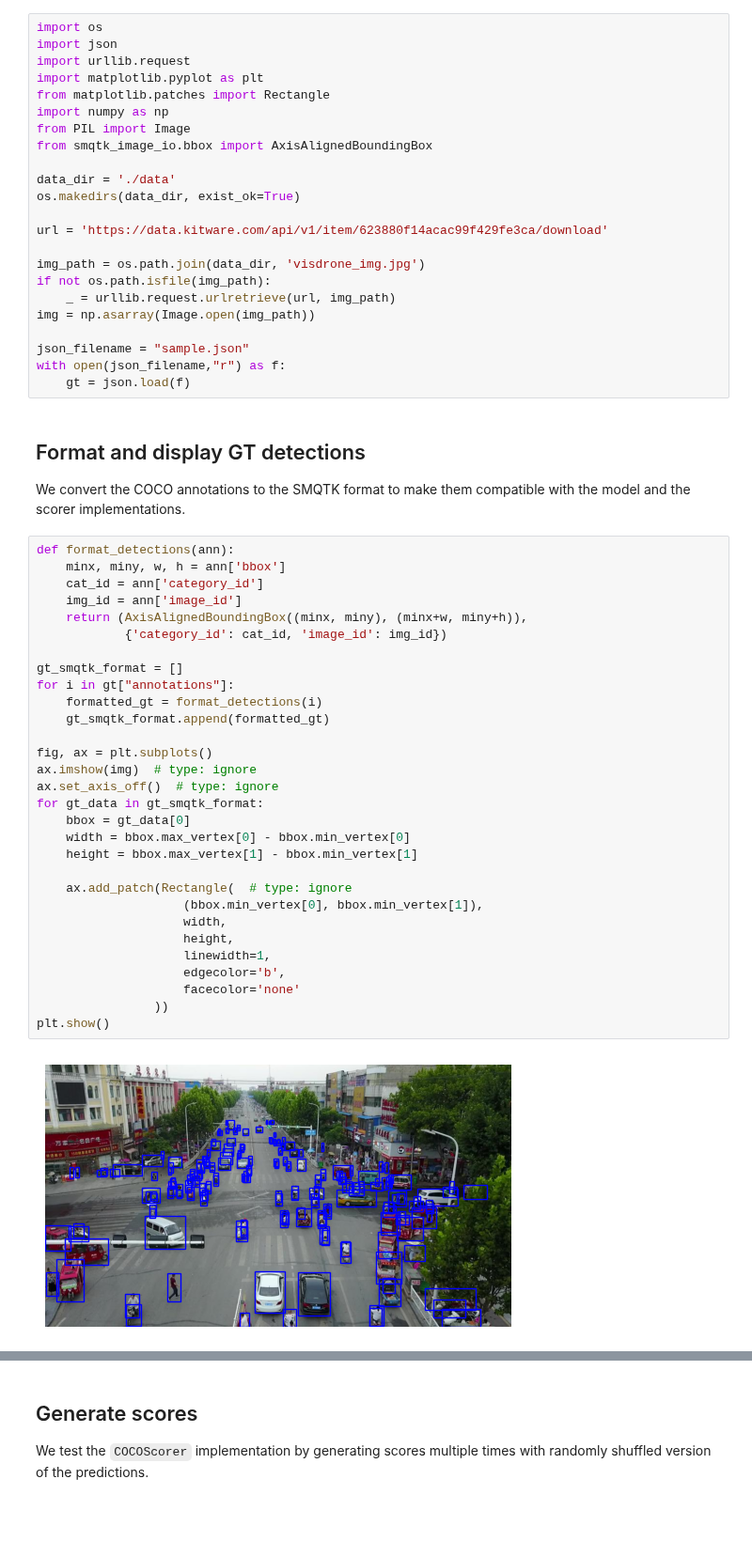
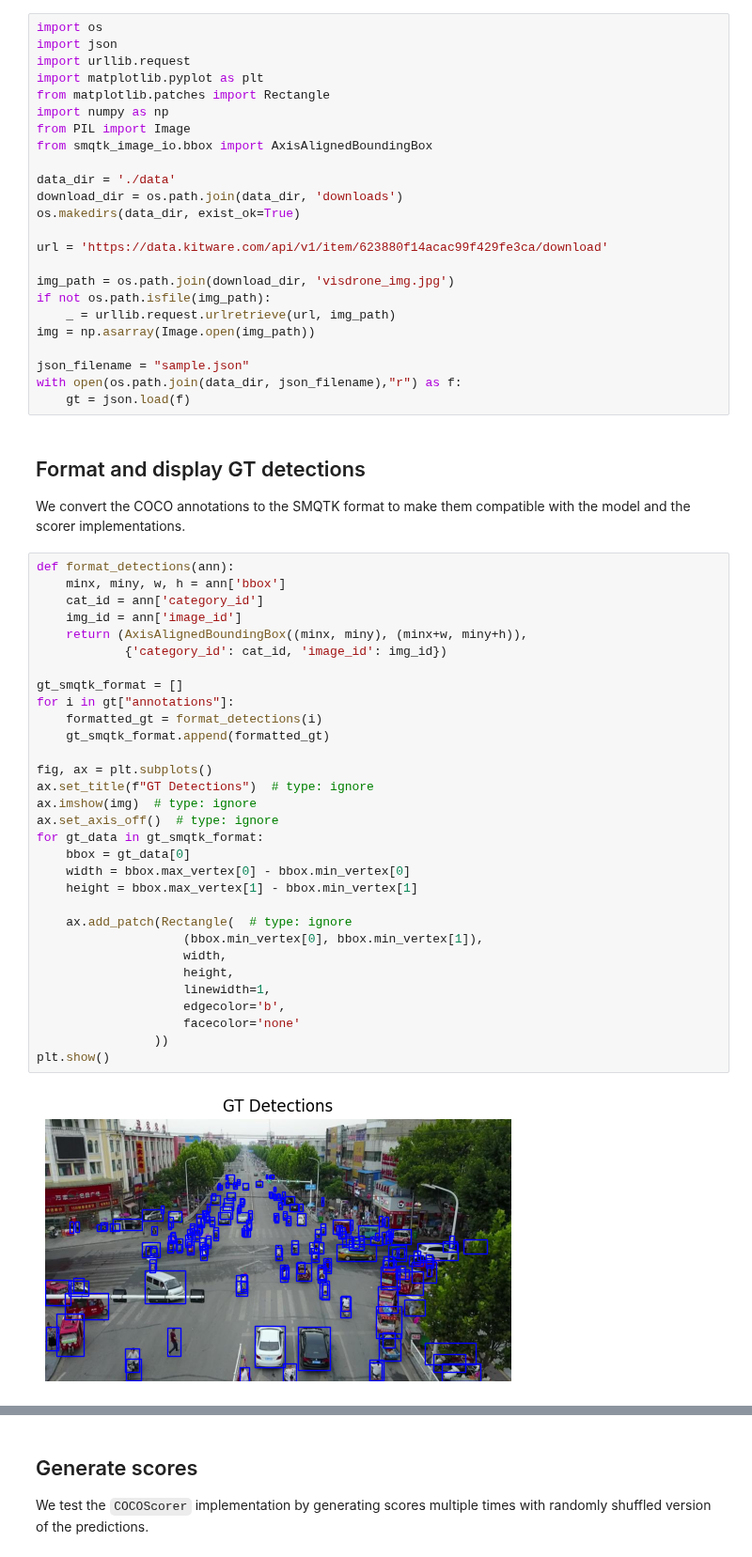
Before and after one commit to Kitware/nrtk, a Jupyter notebook: examples/coco_scorer.ipynb, the cells around one changed output, grey strips where cells are left out. Shown at 94% size. Saved outputs shown, nothing was run; the diff lists cells and outputs as text; blank space fills up the shorter version.

```diff
--- a/examples/coco_scorer.ipynb
+++ b/examples/coco_scorer.ipynb
@@ -31,17 +32,18 @@ from PIL import Image
 from smqtk_image_io.bbox import AxisAlignedBoundingBox
 
 data_dir = './data'
+download_dir = os.path.join(data_dir, 'downloads')
 os.makedirs(data_dir, exist_ok=True)
 
 url = 'https://data.kitware.com/api/v1/item/623880f14acac99f429fe3ca/download'
 
-img_path = os.path.join(data_dir, 'visdrone_img.jpg')
+img_path = os.path.join(download_dir, 'visdrone_img.jpg')
 if not os.path.isfile(img_path):
     _ = urllib.request.urlretrieve(url, img_path)
 img = np.asarray(Image.open(img_path))
 
 json_filename = "sample.json"
-with open(json_filename,"r") as f:
+with open(os.path.join(data_dir, json_filename),"r") as f:
     gt = json.load(f)
 # %% [markdown]
 ## Format and display GT detections <a name="format-and-display-gt-detections"></a>
@@ -51,34 +53,35 @@ We convert the COCO annotations to the SMQTK format to make them compatible with
 def format_detections(ann):
     minx, miny, w, h = ann['bbox']
     cat_id = ann['category_id']
     img_id = ann['image_id']
     return (AxisAlignedBoundingBox((minx, miny), (minx+w, miny+h)),
             {'category_id': cat_id, 'image_id': img_id})
 
 gt_smqtk_format = []
 for i in gt["annotations"]:
     formatted_gt = format_detections(i)
     gt_smqtk_format.append(formatted_gt)
 
 fig, ax = plt.subplots()
+ax.set_title(f"GT Detections")  # type: ignore
 ax.imshow(img)  # type: ignore
 ax.set_axis_off()  # type: ignore
 for gt_data in gt_smqtk_format:
     bbox = gt_data[0]
     width = bbox.max_vertex[0] - bbox.min_vertex[0]
     height = bbox.max_vertex[1] - bbox.min_vertex[1]
 
     ax.add_patch(Rectangle(  # type: ignore
                     (bbox.min_vertex[0], bbox.min_vertex[1]),
                     width,
                     height,
                     linewidth=1,
                     edgecolor='b',
                     facecolor='none'
                 ))
 plt.show()
 # %% [output]
-[figure, old version]
+[figure, new version]
 # %% [markdown]
 ## Load the model <a name="load-the-model"></a>
 
```
Also changed, not shown: parts of 7 cells of this notebook.
